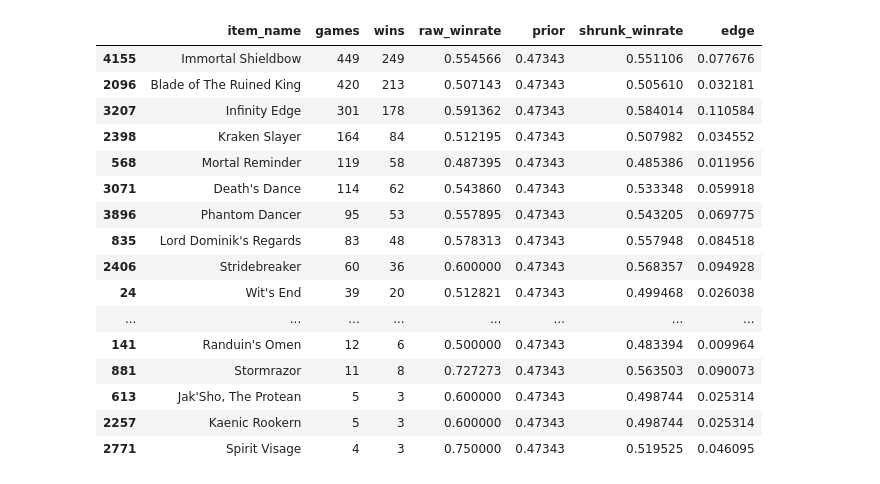
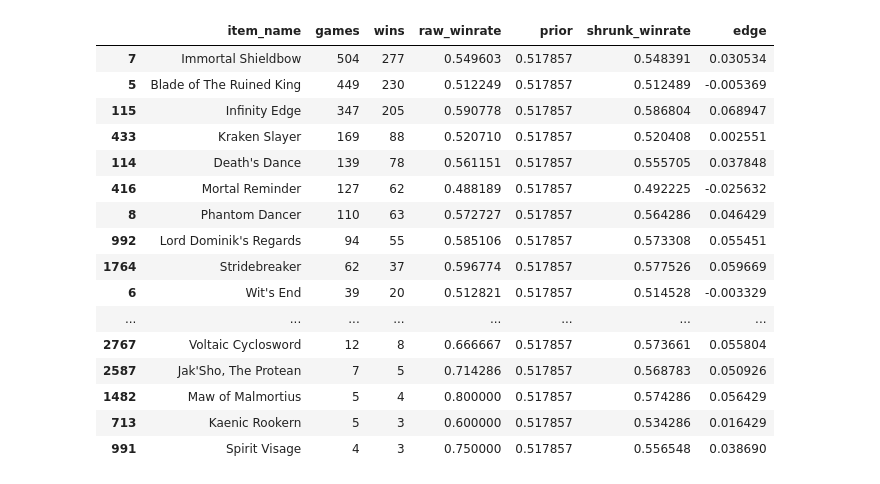
Before and after one commit to lyonstran/lol-matchup-analytics, a Jupyter notebook: notebooks/shrinkage.ipynb, the cells around one changed output. Cells and saved outputs as stored; diff of their text form; code cells hidden in the pictures.

```diff
--- a/notebooks/shrinkage.ipynb
+++ b/notebooks/shrinkage.ipynb
@@ -351,7 +325,8 @@ personal[[
 # %%
-# Use the SHRUNK population matchup rate as the prior (hierarchical: priors shrink too)
+# THE FIX: use the SHRUNK population matchup rate as the prior (hierarchical: priors shrink too).
+# Note: m was shrunk with k_hat in section 3; build.py uses K = 20 everywhere.
 pop_shrunk_lookup = m.set_index(["champion", "opponent", "lane"])["shrunk_winrate"]
-base_lookup = baselines.set_index(["champion", "lane"])["winrate"].astype(float)
+base_lookup = baselines.set_index(["champion", "lane"])["winrate"]
 
 def prior_for(row):
     p = pop_shrunk_lookup.get((row["champion"], row["opponent"], row["lane"]))
@@ -362,7 +337,7 @@ def prior_for(row):
 
 personal["population_winrate"] = personal.apply(prior_for, axis=1)
 
-k = 20.0
+k = K
 personal["shrunk_winrate"] = (
     (personal["wins"] + k * personal["population_winrate"]) /
     (personal["games"] + k)
@@ -476,0 +369,9 @@ yasuo_completed[["item", "games", "wins", "winrate"]].head(20)
+# %%
+# Yasuo's finished items, raw, across all his lanes.
+# build.py only counts finished items (nothing builds out of them, 2000+ gold,
+# purchasable), the same filter v1 applied here by hand.
+items = tables["items"].copy()
+items["raw_winrate"] = items["wins"] / items["games"]
+
+yasuo_items = items[items["champion"] == "Yasuo"].sort_values("games", ascending=False)
+yasuo_items[["item_name", "games", "wins", "raw_winrate"]].head(20)
@@ -477,41 +396,32 @@ yasuo_completed[["item", "games", "wins", "winrate"]].head(20)
 # %%
-import pandas as pd
-with psycopg.connect(url) as conn:
-    items = pd.read_sql("SELECT * FROM item_stats", conn)
-
-items["games"] = items["games"].astype(int)
-items["wins"] = items["wins"].astype(int)
-items["raw_winrate"] = items["wins"] / items["games"]
-
-# prior = champion's overall win rate (avg across lanes from baselines)
-champ_overall = baselines.groupby("champion").apply(
-    lambda g: (g["wins"].astype(int).sum() / g["games"].astype(int).sum())
-)
+# prior = the champion's overall win rate across all lanes
+totals = baselines.groupby("champion")[["wins", "games"]].sum()
+champ_overall = totals["wins"] / totals["games"]
 items["prior"] = items["champion"].map(champ_overall).fillna(0.5)
 
-k = 20.0
+k = K
 items["shrunk_winrate"] = (items["wins"] + k * items["prior"]) / (items["games"] + k)
 items["edge"] = items["shrunk_winrate"] - items["prior"]
 
-# your champion, shrunk — watch the noisy tail collapse
+# your champion, shrunk: watch the noisy tail collapse
 items[items["champion"] == "Yasuo"].sort_values("games", ascending=False)[
     ["item_name","games","wins","raw_winrate","prior","shrunk_winrate","edge"]
 ].head(20)
 # %% [output]
 |  | item_name | games | wins | raw_winrate | prior | shrunk_winrate | edge |
-| 4155 | Immortal Shieldbow | 449 | 249 | 0.554566 | 0.47343 | 0.551106 | 0.077676 |
-| 2096 | Blade of The Ruined King | 420 | 213 | 0.507143 | 0.47343 | 0.505610 | 0.032181 |
-| 3207 | Infinity Edge | 301 | 178 | 0.591362 | 0.47343 | 0.584014 | 0.110584 |
-| 2398 | Kraken Slayer | 164 | 84 | 0.512195 | 0.47343 | 0.507982 | 0.034552 |
-| 568 | Mortal Reminder | 119 | 58 | 0.487395 | 0.47343 | 0.485386 | 0.011956 |
-| 3071 | Death's Dance | 114 | 62 | 0.543860 | 0.47343 | 0.533348 | 0.059918 |
-| 3896 | Phantom Dancer | 95 | 53 | 0.557895 | 0.47343 | 0.543205 | 0.069775 |
-| 835 | Lord Dominik's Regards | 83 | 48 | 0.578313 | 0.47343 | 0.557948 | 0.084518 |
-| 2406 | Stridebreaker | 60 | 36 | 0.600000 | 0.47343 | 0.568357 | 0.094928 |
-| 24 | Wit's End | 39 | 20 | 0.512821 | 0.47343 | 0.499468 | 0.026038 |
+| 7 | Immortal Shieldbow | 504 | 277 | 0.549603 | 0.517857 | 0.548391 | 0.030534 |
+| 5 | Blade of The Ruined King | 449 | 230 | 0.512249 | 0.517857 | 0.512489 | -0.005369 |
+| 115 | Infinity Edge | 347 | 205 | 0.590778 | 0.517857 | 0.586804 | 0.068947 |
+| 433 | Kraken Slayer | 169 | 88 | 0.520710 | 0.517857 | 0.520408 | 0.002551 |
+| 114 | Death's Dance | 139 | 78 | 0.561151 | 0.517857 | 0.555705 | 0.037848 |
+| 416 | Mortal Reminder | 127 | 62 | 0.488189 | 0.517857 | 0.492225 | -0.025632 |
+| 8 | Phantom Dancer | 110 | 63 | 0.572727 | 0.517857 | 0.564286 | 0.046429 |
+| 992 | Lord Dominik's Regards | 94 | 55 | 0.585106 | 0.517857 | 0.573308 | 0.055451 |
+| 1764 | Stridebreaker | 62 | 37 | 0.596774 | 0.517857 | 0.577526 | 0.059669 |
+| 6 | Wit's End | 39 | 20 | 0.512821 | 0.517857 | 0.514528 | -0.003329 |
 | ... | ... | ... | ... | ... | ... | ... | ... |
-| 141 | Randuin's Omen | 12 | 6 | 0.500000 | 0.47343 | 0.483394 | 0.009964 |
-| 881 | Stormrazor | 11 | 8 | 0.727273 | 0.47343 | 0.563503 | 0.090073 |
-| 613 | Jak'Sho, The Protean | 5 | 3 | 0.600000 | 0.47343 | 0.498744 | 0.025314 |
-| 2257 | Kaenic Rookern | 5 | 3 | 0.600000 | 0.47343 | 0.498744 | 0.025314 |
-| 2771 | Spirit Visage | 4 | 3 | 0.750000 | 0.47343 | 0.519525 | 0.046095 |
+| 2767 | Voltaic Cyclosword | 12 | 8 | 0.666667 | 0.517857 | 0.573661 | 0.055804 |
+| 2587 | Jak'Sho, The Protean | 7 | 5 | 0.714286 | 0.517857 | 0.568783 | 0.050926 |
+| 1482 | Maw of Malmortius | 5 | 4 | 0.800000 | 0.517857 | 0.574286 | 0.056429 |
+| 713 | Kaenic Rookern | 5 | 3 | 0.600000 | 0.517857 | 0.534286 | 0.016429 |
+| 991 | Spirit Visage | 4 | 3 | 0.750000 | 0.517857 | 0.556548 | 0.038690 |
```
Also changed, not shown: parts of 26 cells of this notebook, 2 other files.
